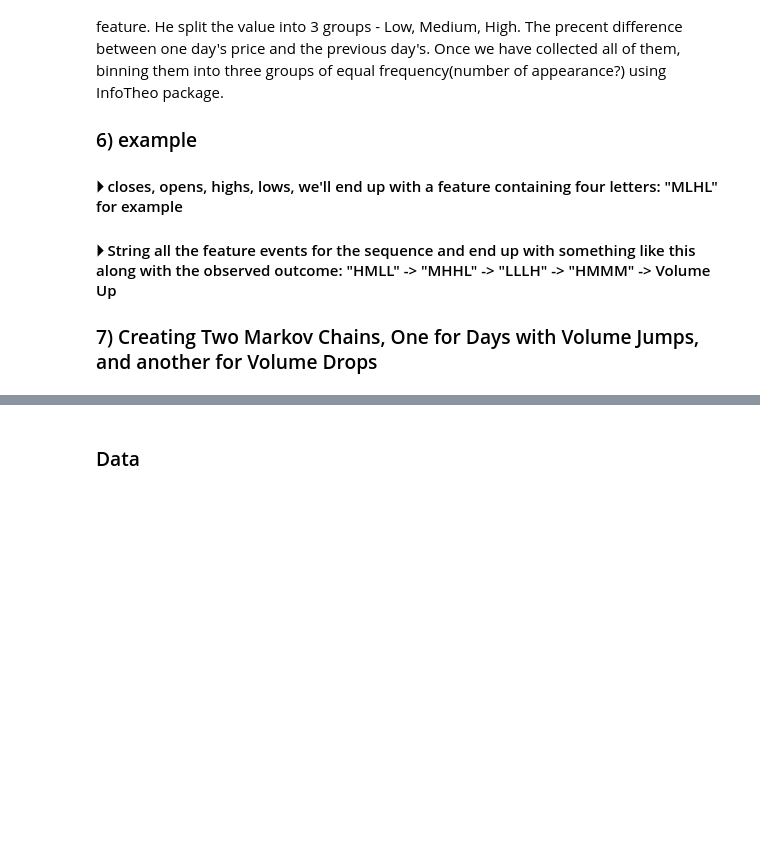
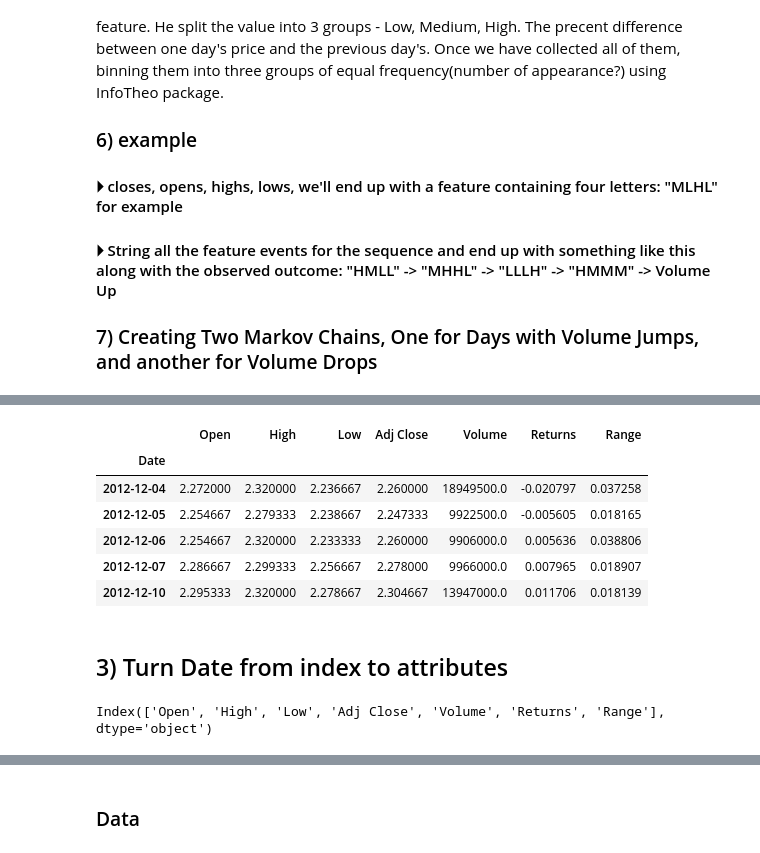
Before and after one commit to mikiya09/DataSci, a Jupyter notebook: ML/markov_chain/markov chain.ipynb, the cells around one changed output, grey strips where cells are left out. Saved outputs shown, nothing was run; the diff lists cells and outputs as text; code cells hidden in the pictures; blank space fills up the shorter version.

```diff
--- a/ML/markov_chain/markov chain.ipynb
+++ b/ML/markov_chain/markov chain.ipynb
@@ -42,8 +58,10 @@ from random import randint
 # %%
-# data extraction
+# data extraction from date: 2012-12-01 to 2022-12-01, 10 years in total
 start_date = "2012-12-01"
 end_date = "2022-12-01"
-symbol = "SPY"
-data = DataReader(name=symbol, data_source="yahoo", start=start_date, end=end_date)
-data = data[["Open", "High", "Low", "Adj Close", "Volume"]]
+
+# choosing Tesla for prediction, ticker symbol: TSLA
+symbol = "TSLA"
+tsla_stock = DataReader(name=symbol, data_source="yahoo", start=start_date, end=end_date)
+tsla_stock = tsla_stock[["Open", "High", "Low", "Adj Close", "Volume"]]
 # %%
@@ -51,12 +81,24 @@ data.head()
 # %%
 # add return and range
-df = data.copy()
+df = tsla_stock.copy()
 df["Returns"] = (df["Adj Close"] / df["Adj Close"].shift(1)) - 1 # because latter - previous will cause the last row has no one to divide with, so exclude that row
 df["Range"] = (df["High"] / df["Low"]) - 1
 df.dropna(inplace=True)
 df.head()
+# %% [output]
+|  | Open | High | Low | Adj Close | Volume | Returns | Range |
+| Date |  |  |  |  |  |  |  |
+| 2012-12-04 | 2.272000 | 2.320000 | 2.236667 | 2.260000 | 18949500.0 | -0.020797 | 0.037258 |
+| 2012-12-05 | 2.254667 | 2.279333 | 2.238667 | 2.247333 | 9922500.0 | -0.005605 | 0.018165 |
+| 2012-12-06 | 2.254667 | 2.320000 | 2.233333 | 2.260000 | 9906000.0 | 0.005636 | 0.038806 |
+| 2012-12-07 | 2.286667 | 2.299333 | 2.256667 | 2.278000 | 9966000.0 | 0.007965 | 0.018907 |
+| 2012-12-10 | 2.295333 | 2.320000 | 2.278667 | 2.304667 | 13947000.0 | 0.011706 | 0.018139 |
+# %% [markdown]
+## 3) Turn Date from index to attributes
 # %%
-# show all the columns, since Date is not listed as a column, so it should have been recongized as index, we need make it one of the attributes
+# show all the columns, since Date is not listed as a column, so it should have been recongized as index
 df.columns
+# %% [output]
+Index(['Open', 'High', 'Low', 'Adj Close', 'Volume', 'Returns', 'Range'], dtype='object')
 # %%
 df.index
```
Also changed, not shown: parts of 65 cells of this notebook.
